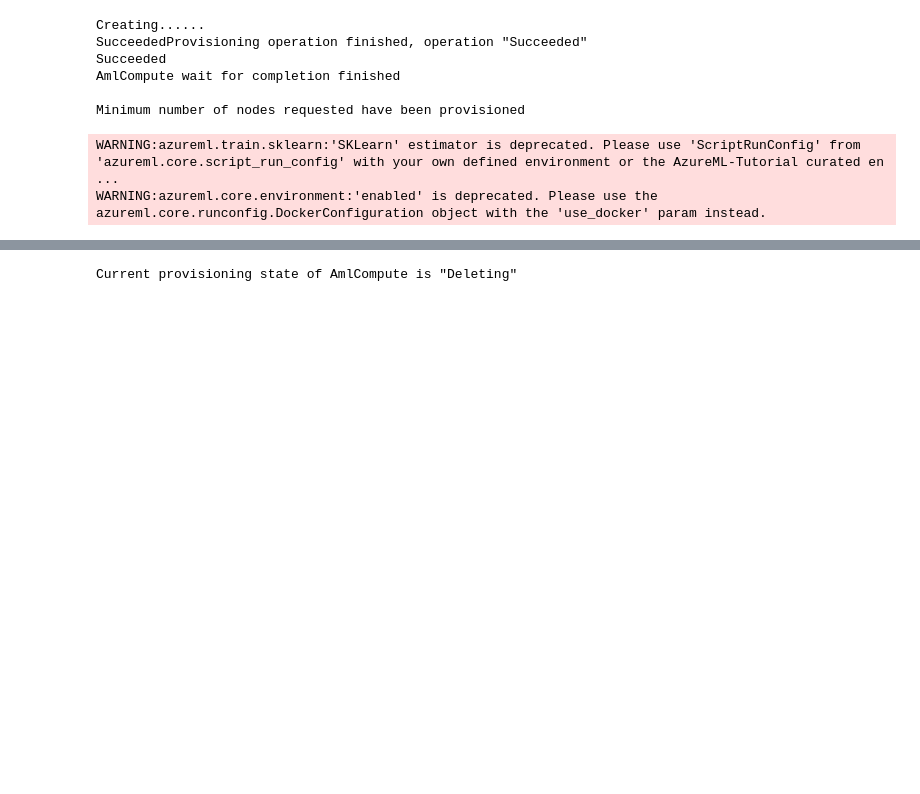
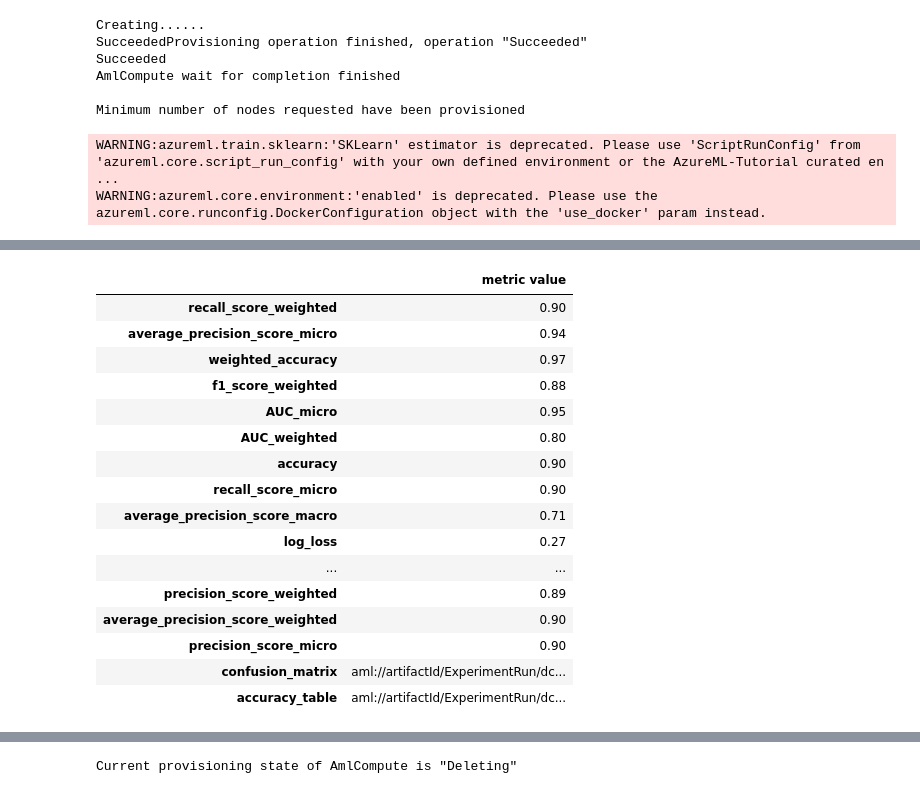
Before and after one commit to przemekbil/AZMLND_Optimizing_a_Pipeline_in_Azure-Starter_Files, a Jupyter notebook: udacity-project.ipynb, the cells around one changed output, grey strips where cells are left out. Saved outputs shown, nothing was run; the diff lists cells and outputs as text; code cells hidden in the pictures; blank space fills up the shorter version.

```diff
--- a/udacity-project.ipynb
+++ b/udacity-project.ipynb
@@ -201,0 +239,23 @@ print(best_model.steps[-1])
+# %%
+import pandas as pd
+metrics = pd.DataFrame.from_dict(best_run.get_metrics(), orient='index', columns=['metric value'])
+
+metrics
+# %% [output]
+|  | metric value |
+| recall_score_weighted | 0.90 |
+| average_precision_score_micro | 0.94 |
+| weighted_accuracy | 0.97 |
+| f1_score_weighted | 0.88 |
+| AUC_micro | 0.95 |
+| AUC_weighted | 0.80 |
+| accuracy | 0.90 |
+| recall_score_micro | 0.90 |
+| average_precision_score_macro | 0.71 |
+| log_loss | 0.27 |
+| ... | ... |
+| precision_score_weighted | 0.89 |
+| average_precision_score_weighted | 0.90 |
+| precision_score_micro | 0.90 |
+| confusion_matrix | aml://artifactId/ExperimentRun/dc... |
+| accuracy_table | aml://artifactId/ExperimentRun/dc... |
```
Also changed, not shown: parts of 10 cells of this notebook, 1 other file.
